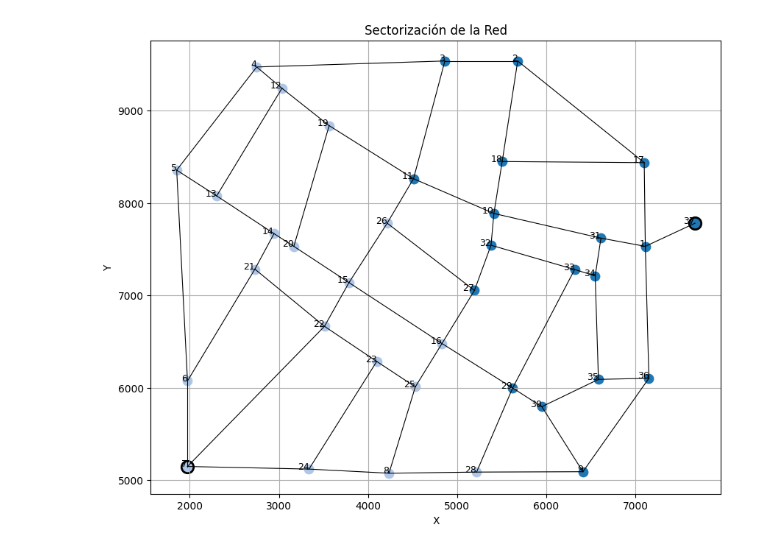
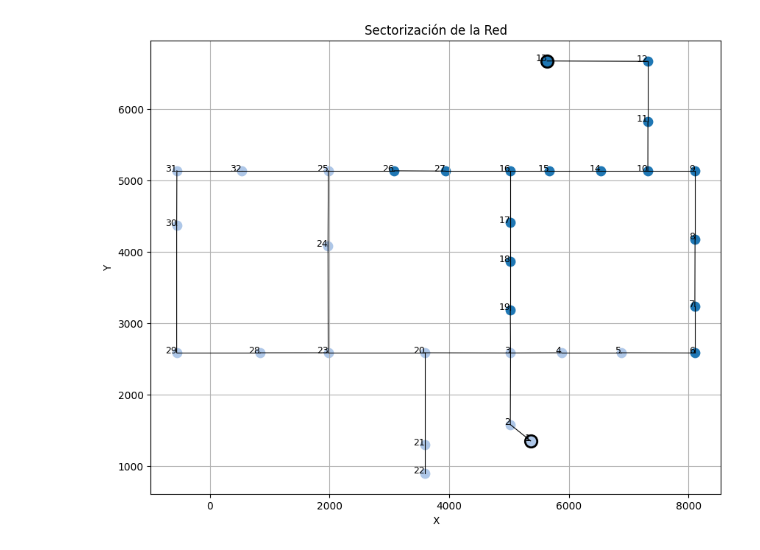
Before and after one commit to SantiQ0905/Waterworks_SP2, a Jupyter notebook: sp2.ipynb, the cells around one changed output. Saved outputs shown, nothing was run; the diff lists cells and outputs as text; code cells hidden in the pictures.

Commit message:
Correction to sectorize

```diff
--- a/sp2.ipynb
+++ b/sp2.ipynb
@@ -64,7 +64,8 @@ def parse_graph_file(path):
 
     return data
 # %%
-data  = parse_graph_file("FOS.txt")
+#data  = parse_graph_file("FOS.txt")
+data  = parse_graph_file("HAN.txt")
 
 print(data["num_nodes"])
 print(data["num_edges"])
@@ -268,12 +416,14 @@ def sectorize(data):
 # %%
-result = sectorize(data)
+#result = sectorize(data)
+result = sectorize_balanced(data)
 
 print("Sectores:")
 for pump, nodes in result["sectors"].items():
     print(f"  Sector {pump}: {nodes}")
 
+'''
 print("\nTuberías a cerrar:")
 for u, v in result["closed_pipes"]:
-    print(f"  Cerrar pipe {u} -- {v}")
+    print(f"  Cerrar pipe {u} -- {v}")'''
 # %% [output]
 Sectores:
@@ -297,7 +438,7 @@ def draw_sectors(data, result):
     nodes = data["nodes"]
     edges = data["edges"]
     labels = result["labels"]
-    closed = set(tuple(sorted(c)) for c in result["closed_pipes"])
+    #closed = set(tuple(sorted(c)) for c in result["closed_pipes"])
 
     # -------------------------
     # Paleta de colores diferenciados
@@ -324,34 +465,34 @@ def draw_sectors(data, result):
 
         # ❌ Si quieres eliminar completamente las líneas rojas:
         # if tuple(sorted((u, v))) in closed:
         #     continue
 
         # Dejamos todas negras
         plt.plot([x1, x2], [y1, y2], 'k-', linewidth=0.8)
 
     # -------------------------
     # Dibujar nodos por sector
     # -------------------------
     for nid, (x, y, is_pump) in nodes.items():
         sector = labels[nid]
         color = palette.get(sector, (0.5, 0.5, 0.5))
 
         if is_pump:
             plt.scatter(x, y, s=140, c=[color], edgecolors='black', linewidths=2, marker='o')
         else:
             plt.scatter(x, y, s=80, c=[color], marker='o')
 
         plt.text(x, y, str(nid), fontsize=9, ha='right')
 
     plt.title("Sectorización de la Red")
     plt.xlabel("X")
     plt.ylabel("Y")
     plt.grid(True)
     plt.show()
 
 draw_sectors(data, result)
 # %% [output]
-[figure, old version]
+[figure, new version]
 # %% [markdown]
 ![image.png](attachment:image.png)
 # %% [markdown]
```
Also changed, not shown: parts of 6 cells of this notebook.
